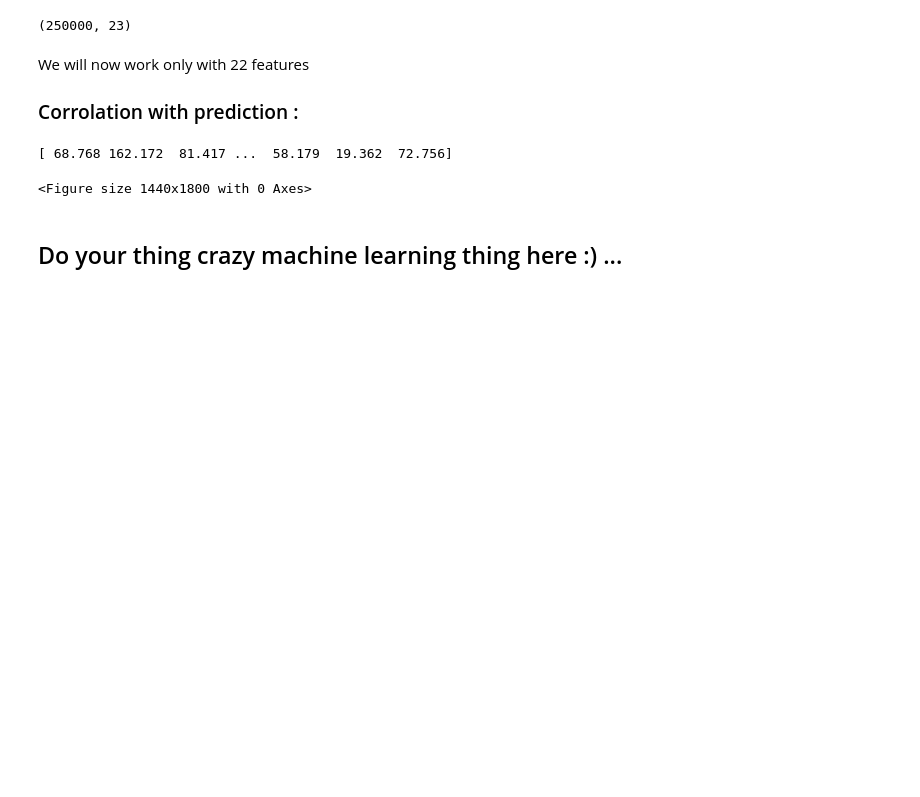
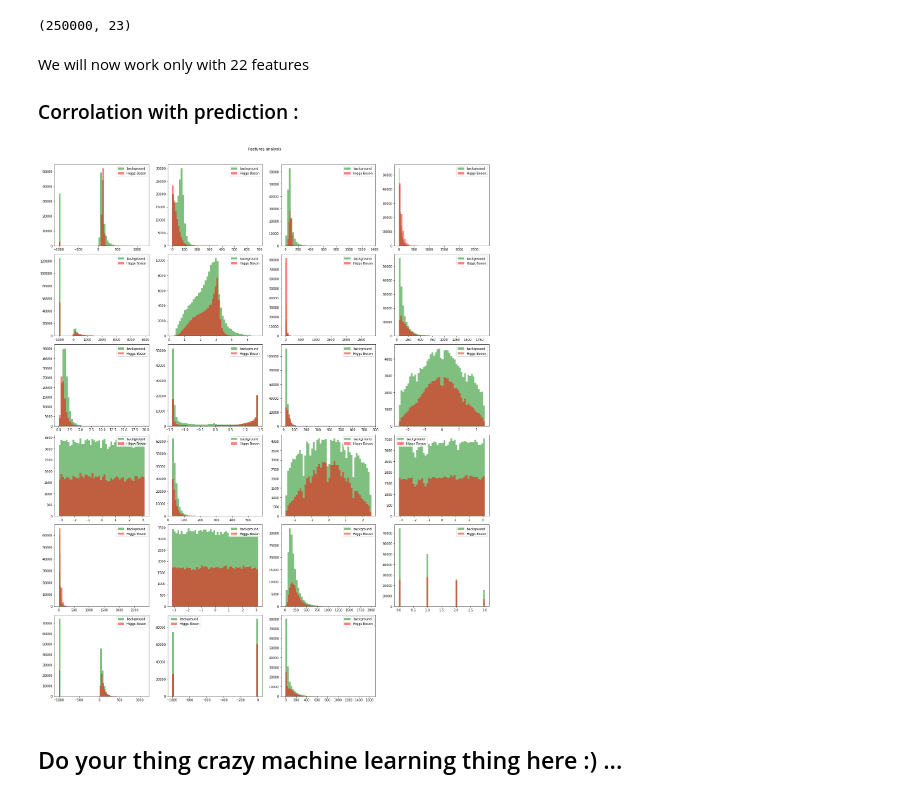
Before and after one commit to CS-433/ml-project-1-mgo, a Jupyter notebook: project1/scripts/project1.ipynb, the cells around one changed output. Cells and saved outputs as stored; diff of their text form; code cells hidden in the pictures; blank space fills up the shorter version.

```diff
--- a/project1/scripts/project1.ipynb
+++ b/project1/scripts/project1.ipynb
@@ -170,32 +170,29 @@ We will now work only with 22 features
 # %%
 fig = plt.figure(figsize = (20, 25))
 j = 0
 
 #Constructing a new matrice for esier plot
 y_reshaped = y.reshape(y.shape[0], 1)
 mat = np.concatenate((y_reshaped, tX), axis=1)
 
 #print (mat)
 #print(mat_one)
 
 #print(np.where(mat[:, 0] == -1.))
 #print(mat[np.where(mat[:, 0] == -1.), 2])
-x = mat[np.where(mat[:, 0] == -1.), 2]
-print(x.flatten())
-np.histogram(x)
-#for i in range(1, mat.shape[1]):
-#    plt.subplot(6, 4, j+1)
-    #j += 1
-    #sns.histplot(mat[np.where(mat[:, 0] == -1.), i], color='g', label = 'background')
-    #sns.histplot(mat[np.where(mat[:, 0] == 1.), i], color='r', label = 'Higgs Boson')
-    #plt.legend(loc='best')
-#fig.suptitle('Features analysis')
-#fig.tight_layout()
-#fig.subplots_adjust(top=0.95)
+for i in range(1, mat.shape[1]):
+    plt.subplot(6, 4, j+1)
+    j += 1
+    plt.hist(mat[np.where(mat[:, 0] == -1.), i].flatten(), bins= 50, color='g', label = 'background', alpha=0.5)
+    plt.hist(mat[np.where(mat[:, 0] == 1.), i].flatten(), bins=50, color='r', label = 'Higgs Boson', alpha=0.5)
+    ply
+    plt.legend(loc='best')
+fig.suptitle('Features analysis')
+fig.tight_layout()
+fig.subplots_adjust(top=0.95)
 plt.show()
 # %% [output]
-[ 68.768 162.172  81.417 ...  58.179  19.362  72.756]
-<Figure size 1440x1800 with 0 Axes>
+[figure, added]
 # %%
 #Corrolation of features with the prediction
 tX_y_relation = []
```
